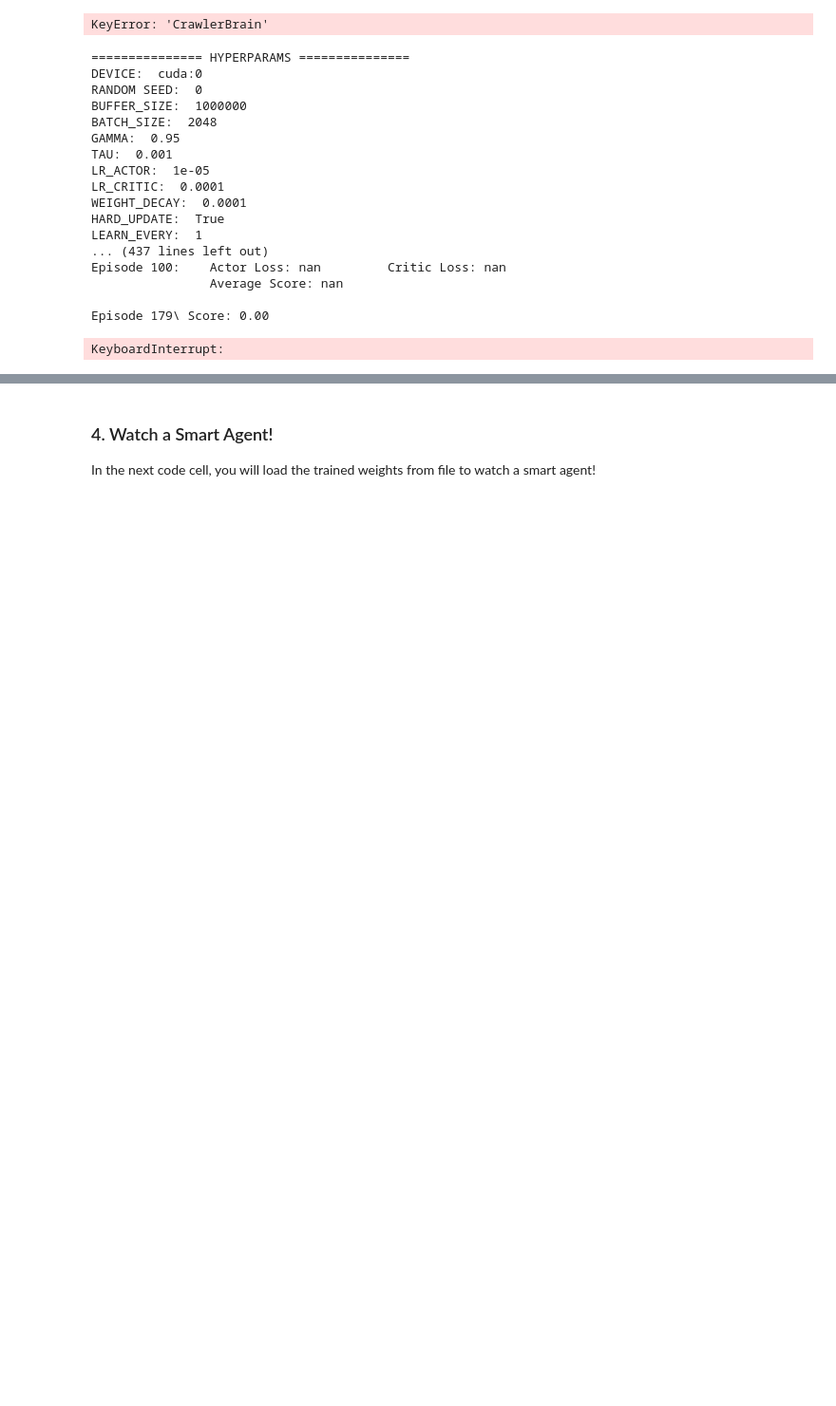
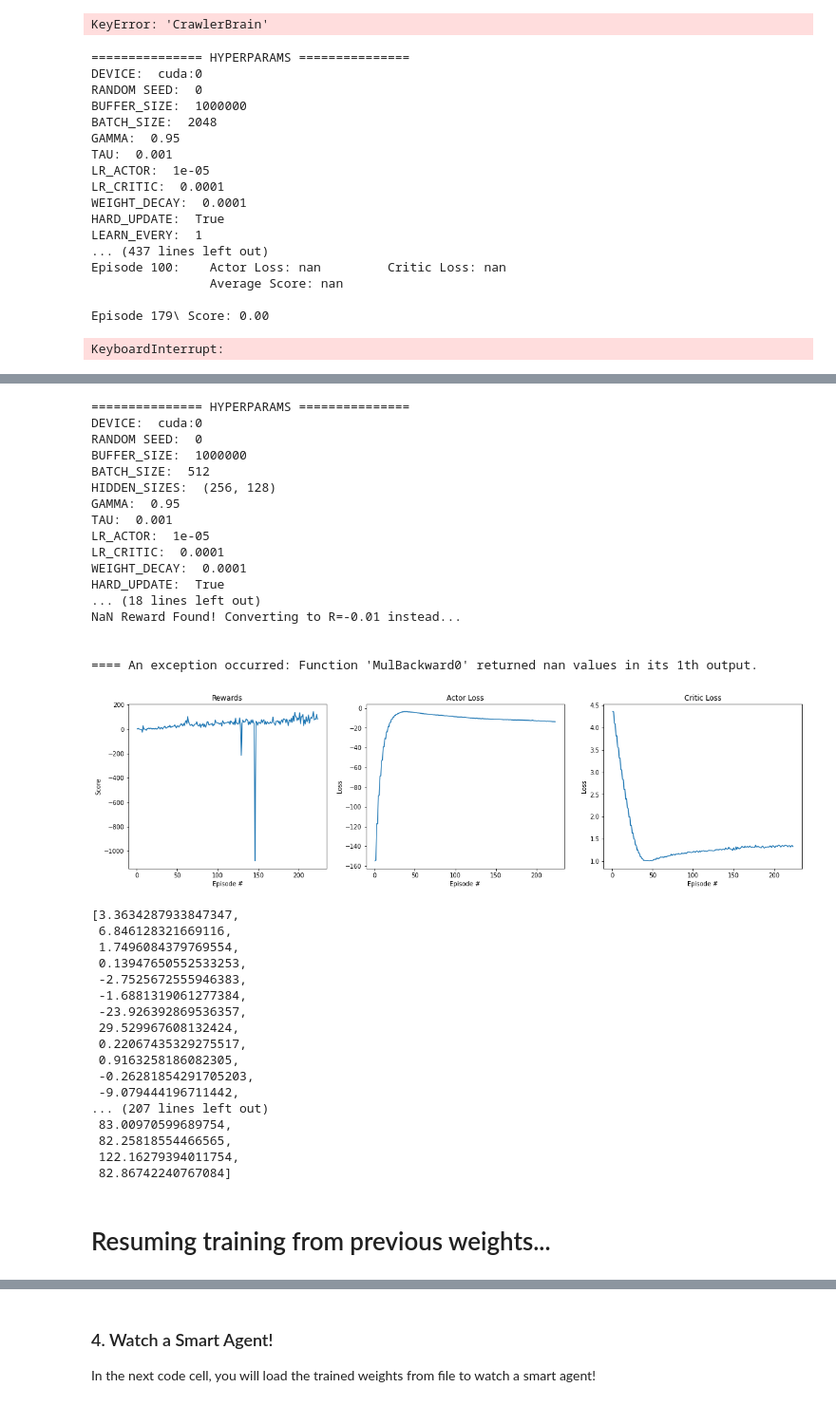
Before and after one commit to derektan95/Deep-Reinforcement-Learning-Algorithms, a Jupyter notebook: p2_continuous-control/Crawler_MultiAgent_Control_Exercise/MultiAgent_Crawler.ipynb, the cells around one changed output, grey strips where cells are left out. Shown at 95% size. Cells and saved outputs as stored; diff of their text form; code cells hidden in the pictures; blank space fills up the shorter version.

Commit message:
[UPDATE] Able to stop properly continue training.

```diff
--- a/p2_continuous-control/Crawler_MultiAgent_Control_Exercise/MultiAgent_Crawler.ipynb
+++ b/p2_continuous-control/Crawler_MultiAgent_Control_Exercise/MultiAgent_Crawler.ipynb
@@ -1183,0 +921,66 @@ Prefilling Replay Memory Buffer: 10008 / 10000
+# %%
+##################
+# Achieved rewards @ eps~=400 in 300 episodes
+##################
+# Params Override: Initialized in params.py
+params = Params()
+params.random_seed = 0
+params.n_episodes=3000
+params.max_t = 1000
+params.print_every = 100
+params.save_every = 100
+params.prefill_memory_qty=10000
+params.terminate_on_target_score = True
+params.plot_stats = True
+params.lr_actor = 1e-5
+params.lr_critic = 1e-4
+params.vmin = -1
+params.vmax = 400
+params.num_atoms = 100
+params.hard_weights_update_every = 2000
+params.buffer_size = int(1e6)
+params.gamma = 0.95
+params.batch_size = 512
+
+#### MAIN #####
+logger = Logger(params)
+agent = D4PG_Agent(state_size, action_size, params=params)
+d4pg(params, logger)
+# %% [output]
+=============== HYPERPARAMS ===============
+DEVICE:  cuda:0
+RANDOM SEED:  0
+BUFFER_SIZE:  1000000
+BATCH_SIZE:  512
+HIDDEN_SIZES:  (256, 128)
+GAMMA:  0.95
+TAU:  0.001
+LR_ACTOR:  1e-05
+LR_CRITIC:  0.0001
+WEIGHT_DECAY:  0.0001
+HARD_UPDATE:  True
+... (18 lines left out)
+NaN Reward Found! Converting to R=-0.01 instead...
+
+
+==== An exception occurred: Function 'MulBackward0' returned nan values in its 1th output.
+[figure, added]
+[3.3634287933847347,
+ 6.846128321669116,
+ 1.7496084379769554,
+ 0.13947650552533253,
+ -2.7525672555946383,
+ -1.6881319061277384,
+ -23.926392869536357,
+ 29.529967608132424,
+ 0.22067435329275517,
+ 0.9163258186082305,
+ -0.26281854291705203,
+ -9.079444196711442,
+... (207 lines left out)
+ 83.00970599689754,
+ 82.25818554466565,
+ 122.16279394011754,
+ 82.86742240767084]
+# %% [markdown]
+# Resuming training from previous weights...
```
Also changed, not shown: parts of 15 cells of this notebook, 22 other files.
